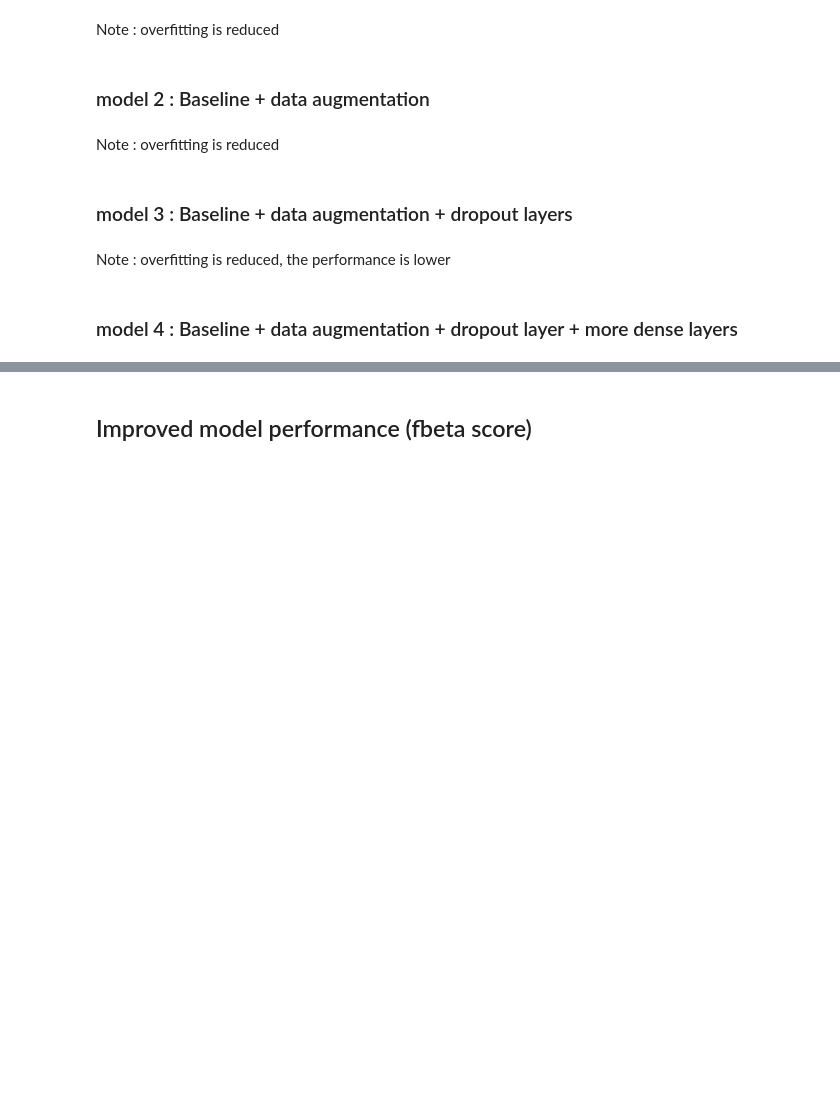
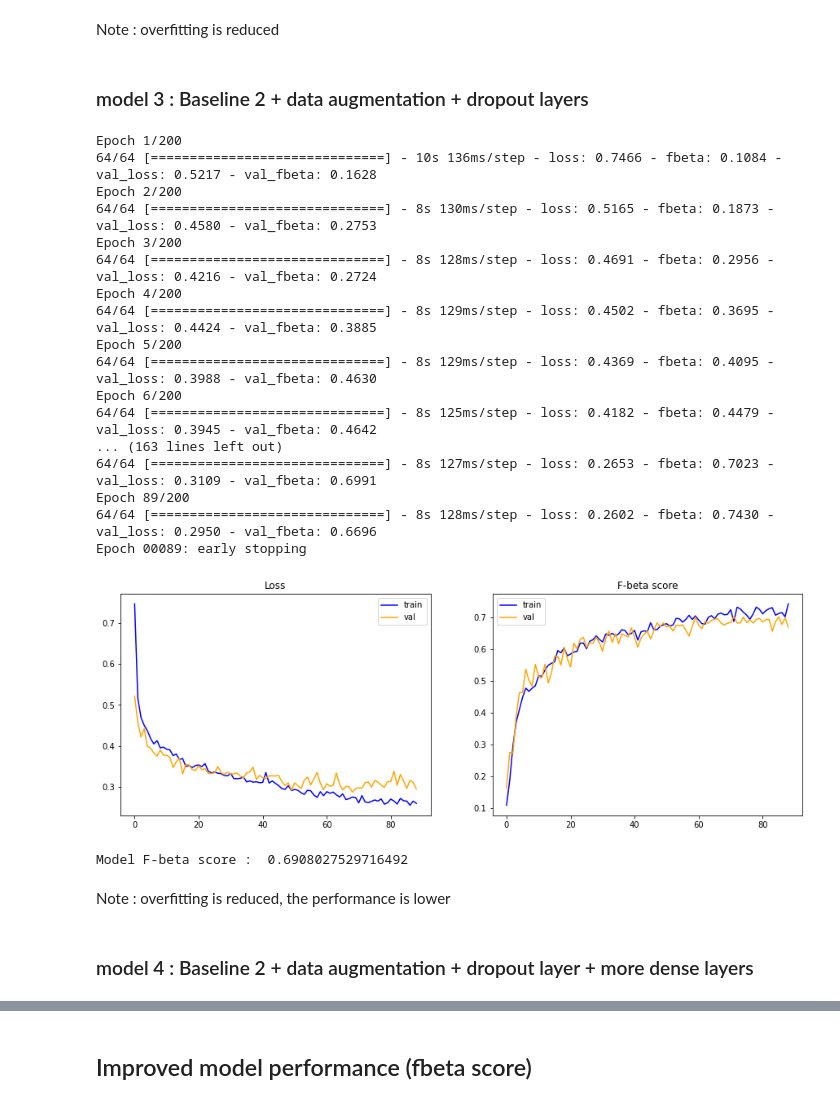
Before and after one commit to WoradeeKongthong/nature_multilabel_image_classification, a Jupyter notebook: 02_VGG_blocks.ipynb, the cells around one changed output, grey strips where cells are left out. Drawn from its saved outputs; the diff is of its cells as text; code cells hidden in the pictures; blank space fills up the shorter version.

```diff
--- a/02_VGG_blocks.ipynb
+++ b/02_VGG_blocks.ipynb
@@ -333,7 +490,7 @@ model1_perf = evaluate_model(history)
 # %% [markdown]
 Note : overfitting is reduced
 # %% [markdown]
-### model 2 : Baseline + data augmentation
+### model 3 : Baseline 2 + data augmentation + dropout layers
 # %%
 # create data generator with data augmentation
 train_gen = ImageDataGenerator(rescale=1./255,
@@ -348,40 +505,56 @@ test_gen = ImageDataGenerator(rescale=1./255)
 
 batch_size = 20
 train_iter = train_gen.flow(X_train, y_train, batch_size=batch_size, subset='training', seed=123)
 val_iter = train_gen.flow(X_train, y_train, batch_size=batch_size, subset='validation', seed=123)
-test_iter = test_gen.flow(X_test, y_test, batch_size=1, shuffle=False)
+test_iter = test_gen.flow(X_test, y_test, batch_size=1, seed=123)
 
-# create model
+# create model : add dropout layers
 model = Sequential()
 model.add(Conv2D(32, (3,3), padding='same', activation='relu', kernel_initializer='he_uniform', input_shape=(128, 128, 3)))
 model.add(Conv2D(32, (3,3), padding='same', activation='relu', kernel_initializer='he_uniform'))
 model.add(MaxPooling2D((2,2)))
+model.add(Dropout(0.2))
 model.add(Conv2D(64, (3,3), padding='same', activation='relu', kernel_initializer='he_uniform', input_shape=(128, 128, 3)))
 model.add(Conv2D(64, (3,3), padding='same', activation='relu', kernel_initializer='he_uniform'))
 model.add(MaxPooling2D((2,2)))
-model.add(Conv2D(128, (3,3), padding='same', activation='relu', kernel_initializer='he_uniform', input_shape=(128, 128, 3)))
-model.add(Conv2D(128, (3,3), padding='same', activation='relu', kernel_initializer='he_uniform'))
-model.add(MaxPooling2D((2,2)))
+model.add(Dropout(0.2))
 model.add(Flatten())
 model.add(Dense(100, activation='relu', kernel_initializer='he_uniform'))
+model.add(Dropout(0.3))
 model.add(Dense(5, activation='sigmoid'))
 
 # compile model
 model.compile(optimizer='adam', loss='binary_crossentropy', metrics=[fbeta])
 
 # create early stopping object
 es = EarlyStopping(monitor='val_loss', mode='min', verbose=1, patience=20)
 
 # fit model
 history = model.fit(train_iter,
                     steps_per_epoch=len(train_iter),
                     validation_data=val_iter,
                     validation_steps=len(val_iter),
                     callbacks=[es],
                     epochs=200)
 # show result
-model2_perf = evaluate_model(history)
+model3_perf = evaluate_model(history)
+# %% [output]
+Epoch 1/200
+64/64 [==============================] - 10s 136ms/step - loss: 0.7466 - fbeta: 0.1084 - val_loss: 0.5217 - val_fbeta: 0.1628
+Epoch 2/200
+64/64 [==============================] - 8s 130ms/step - loss: 0.5165 - fbeta: 0.1873 - val_loss: 0.4580 - val_fbeta: 0.2753
+Epoch 3/200
+64/64 [==============================] - 8s 128ms/step - loss: 0.4691 - fbeta: 0.2956 - val_loss: 0.4216 - val_fbeta: 0.2724
+Epoch 4/200
+64/64 [==============================] - 8s 129ms/step - loss: 0.4502 - fbeta: 0.3695 - val_loss: 0.4424 - val_fbeta: 0.3885
+Epoch 5/200
+64/64 [==============================] - 8s 129ms/step - loss: 0.4369 - fbeta: 0.4095 - val_loss: 0.3988 - val_fbeta: 0.4630
+Epoch 6/200
+64/64 [==============================] - 8s 125ms/step - loss: 0.4182 - fbeta: 0.4479 - val_loss: 0.3945 - val_fbeta: 0.4642
+... (163 lines left out)
+64/64 [==============================] - 8s 127ms/step - loss: 0.2653 - fbeta: 0.7023 - val_loss: 0.3109 - val_fbeta: 0.6991
+Epoch 89/200
+64/64 [==============================] - 8s 128ms/step - loss: 0.2602 - fbeta: 0.7430 - val_loss: 0.2950 - val_fbeta: 0.6696
+Epoch 00089: early stopping
+[figure, added]
+Model F-beta score :  0.6908027529716492
-# %% [markdown]
-Note : overfitting is reduced
-# %% [markdown]
-### model 3 : Baseline + data augmentation + dropout layers
@@ -439,7 +561,7 @@ model3_perf = evaluate_model(history)
 # %% [markdown]
 Note : overfitting is reduced, the performance is lower
 # %% [markdown]
-### model 4 : Baseline + data augmentation + dropout layer + more dense layers
+### model 4 : Baseline 2 + data augmentation + dropout layer + more dense layers
 # %%
 # create data generator with data augmentation
 train_gen = ImageDataGenerator(rescale=1./255,
```
Also changed, not shown: parts of 27 cells of this notebook.
